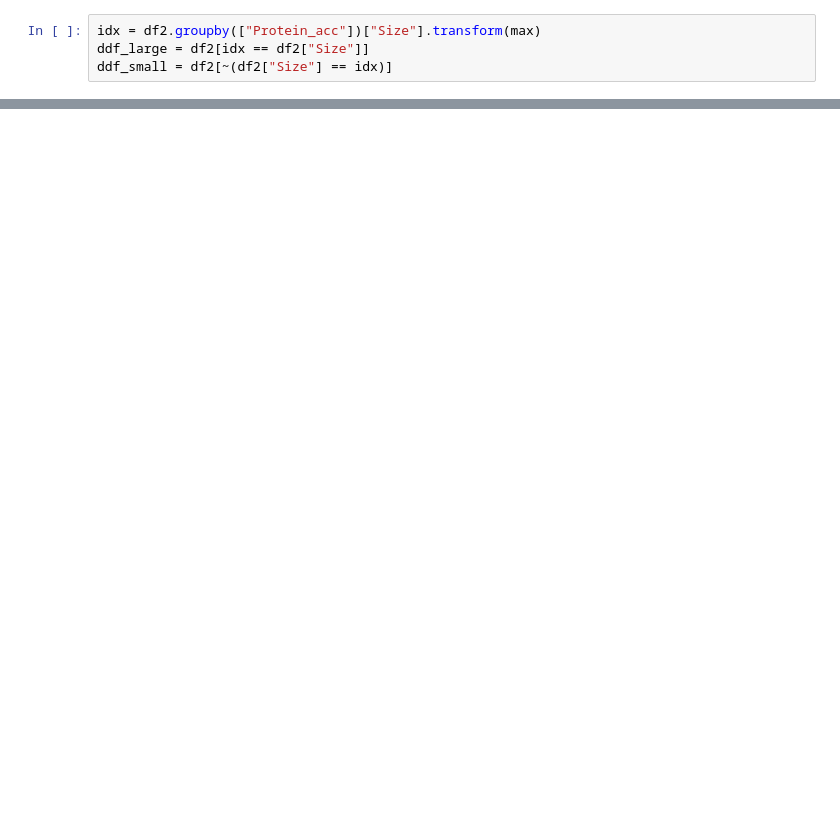
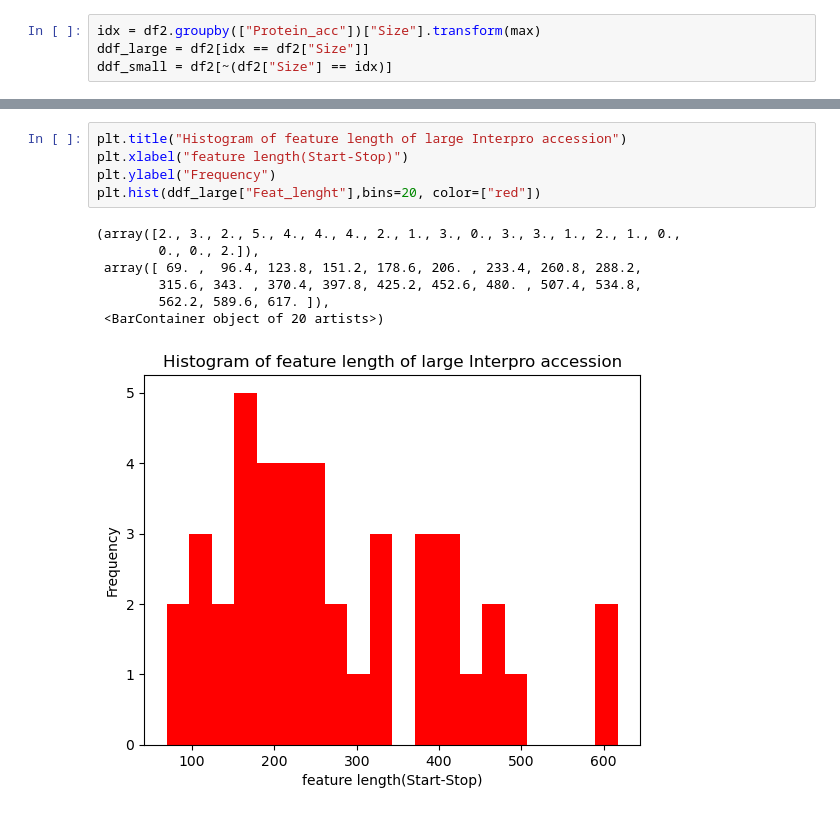
Before and after one commit to Pinatic/Programming3, a Jupyter notebook: Assignment6/Assignment6_NB.ipynb, the cells around one changed output, grey strips where cells are left out. Drawn from its saved outputs; the diff is of its cells as text; blank space fills up the shorter version.

```diff
--- a/Assignment6/Assignment6_NB.ipynb
+++ b/Assignment6/Assignment6_NB.ipynb
@@ -191,0 +216,13 @@ ddf_small
+# %%
+plt.title("Histogram of feature length of large Interpro accession")
+plt.xlabel("feature length(Start-Stop)")
+plt.ylabel("Frequency")
+plt.hist(ddf_large["Feat_lenght"],bins=20, color=["red"])
+# %% [output]
+(array([2., 3., 2., 5., 4., 4., 4., 2., 1., 3., 0., 3., 3., 1., 2., 1., 0.,
+        0., 0., 2.]),
+ array([ 69. ,  96.4, 123.8, 151.2, 178.6, 206. , 233.4, 260.8, 288.2,
+        315.6, 343. , 370.4, 397.8, 425.2, 452.6, 480. , 507.4, 534.8,
+        562.2, 589.6, 617. ]),
+ <BarContainer object of 20 artists>)
+[figure, added]
```
Also changed, not shown: parts of 16 cells of this notebook, 1 other file.
